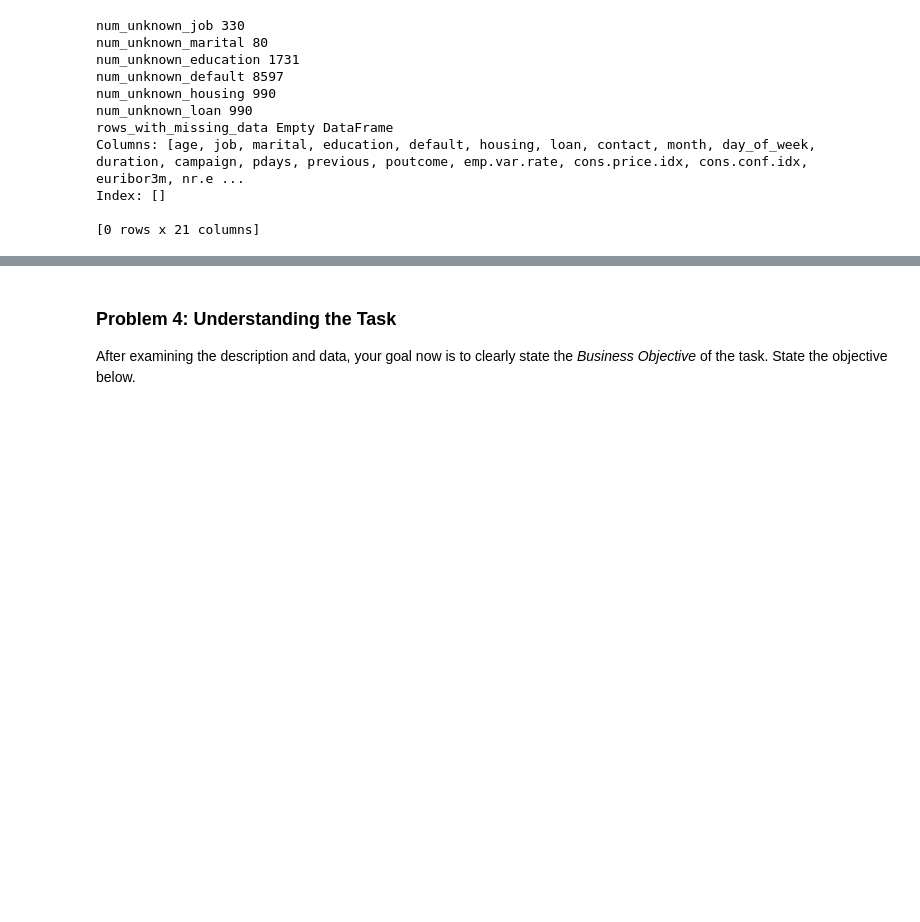
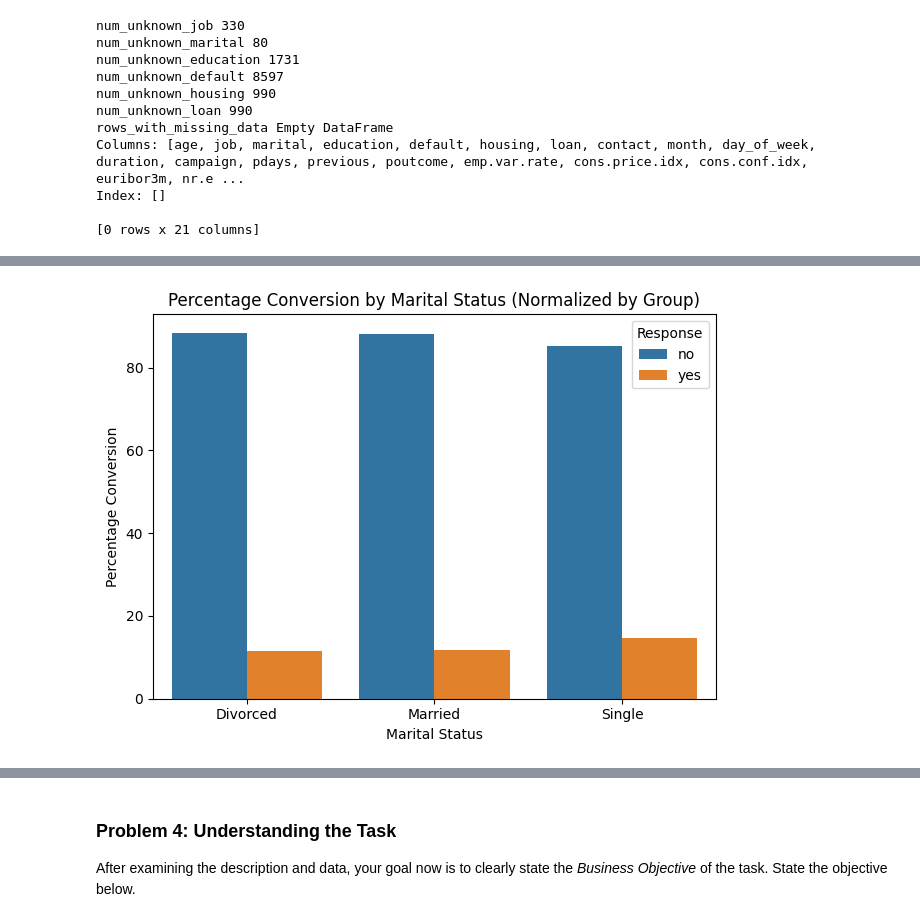
Before and after one commit to KelseyLMay/17.1_Comparing_Classifiers, a Jupyter notebook: prompt_III.ipynb, the cells around one changed output, grey strips where cells are left out. Drawn from its saved outputs; the diff is of its cells as text; code cells hidden in the pictures; blank space fills up the shorter version.

```diff
--- a/prompt_III.ipynb
+++ b/prompt_III.ipynb
@@ -210,0 +234,26 @@ def clean_df_data(df):
+# %%
+percentages = (
+    clean_bank_full_df.groupby('marital')['y']
+      .value_counts(normalize=True)
+      .mul(100)
+      .rename('percentage')
+      .reset_index()
+)
+new_labels = ["Divorced", "Married", "Single"]
+
+
+ax=sns.barplot(
+    data=percentages,
+    x='marital', y='percentage', hue='y'
+)
+ax.legend(title="Response")
+plt.ylabel('Percentage Conversion')
+plt.xlabel('Marital Status')
+plt.title('Percentage Conversion by Marital Status (Normalized by Group)')
+ax.set_xticklabels(new_labels)
+plt.tight_layout()
+plt.savefig("./Subscription_by_Marital_Status.png")
+
+plt.show()
+# %% [output]
+[figure, added]
```
Also changed, not shown: parts of 60 cells of this notebook.
